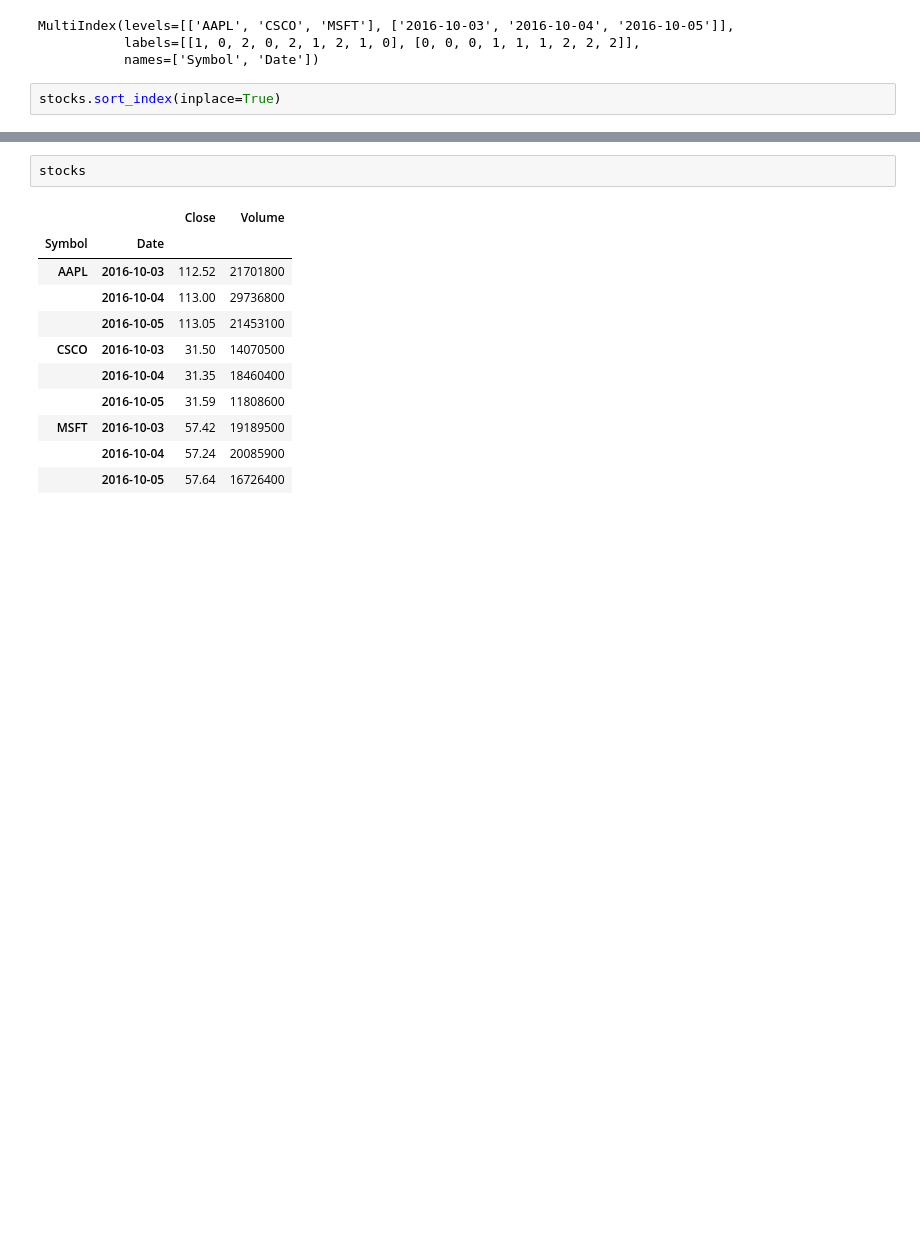
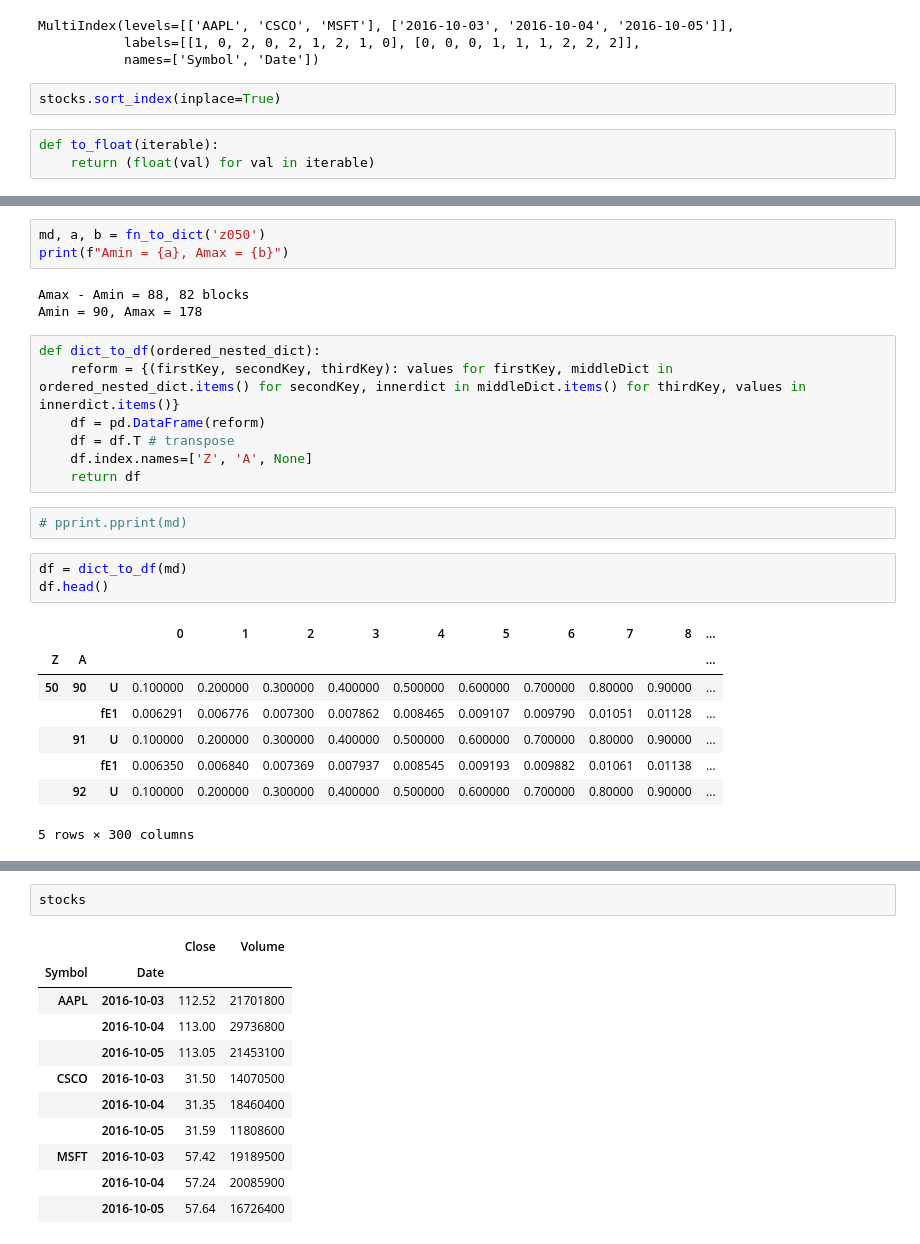
Before and after one commit to berceanu/random-phase-approximation, a Jupyter notebook: signac/src/temp/thalys_to_pandas.ipynb, the cells around one changed output, grey strips where cells are left out. Drawn from its saved outputs; the diff is of its cells as text; blank space fills up the shorter version.

```diff
--- a/signac/src/temp/thalys_to_pandas.ipynb
+++ b/signac/src/temp/thalys_to_pandas.ipynb
@@ -253,3 +123,6 @@ MultiIndex(levels=[['AAPL', 'CSCO', 'MSFT'], ['2016-10-03', '2016-10-04', '2016-
            names=['Symbol', 'Date'])
 # %%
 stocks.sort_index(inplace=True)
+# %%
+def to_float(iterable):
+    return (float(val) for val in iterable)
@@ -255,0 +173,27 @@ stocks.sort_index(inplace=True)
+# %%
+md, a, b = fn_to_dict('z050')
+print(f"Amin = {a}, Amax = {b}")
+# %% [output]
+Amax - Amin = 88, 82 blocks
+Amin = 90, Amax = 178
+# %%
+def dict_to_df(ordered_nested_dict):
+    reform = {(firstKey, secondKey, thirdKey): values for firstKey, middleDict in ordered_nested_dict.items() for secondKey, innerdict in middleDict.items() for thirdKey, values in innerdict.items()}
+    df = pd.DataFrame(reform)
+    df = df.T # transpose
+    df.index.names=['Z', 'A', None]
+    return df
+# %%
+# pprint.pprint(md)
+# %%
+df = dict_to_df(md)
+df.head()
+# %% [output]
+|  |  |  | 0 | 1 | 2 | 3 | 4 | 5 | 6 | 7 | 8 | ... |
+| Z | A |  |  |  |  |  |  |  |  |  |  | ... |
+| 50 | 90 | U | 0.100000 | 0.200000 | 0.300000 | 0.400000 | 0.500000 | 0.600000 | 0.700000 | 0.80000 | 0.90000 | ... |
+|  |  | fE1 | 0.006291 | 0.006776 | 0.007300 | 0.007862 | 0.008465 | 0.009107 | 0.009790 | 0.01051 | 0.01128 | ... |
+|  | 91 | U | 0.100000 | 0.200000 | 0.300000 | 0.400000 | 0.500000 | 0.600000 | 0.700000 | 0.80000 | 0.90000 | ... |
+|  |  | fE1 | 0.006350 | 0.006840 | 0.007369 | 0.007937 | 0.008545 | 0.009193 | 0.009882 | 0.01061 | 0.01138 | ... |
+|  | 92 | U | 0.100000 | 0.200000 | 0.300000 | 0.400000 | 0.500000 | 0.600000 | 0.700000 | 0.80000 | 0.90000 | ... |
+5 rows × 300 columns
```
Also changed, not shown: parts of 94 cells of this notebook, 1 other file.
